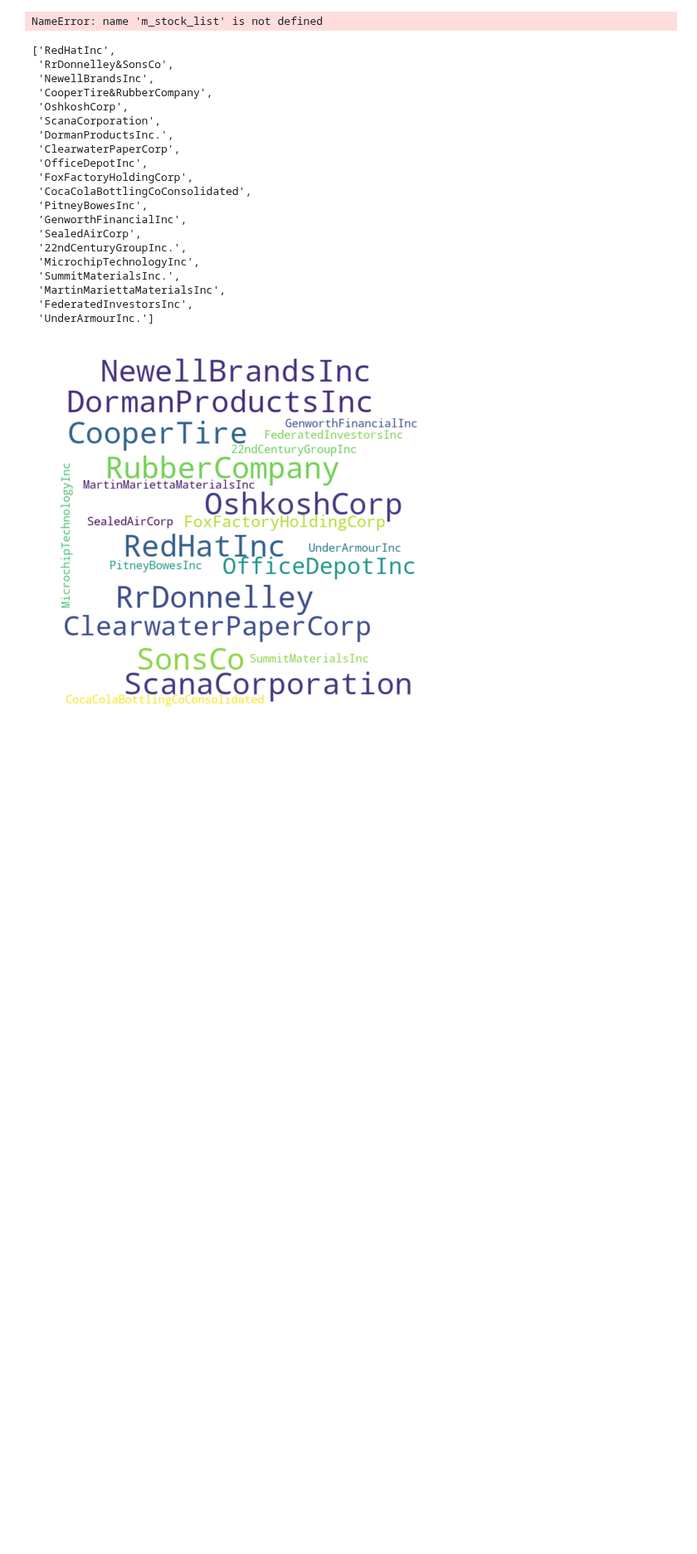
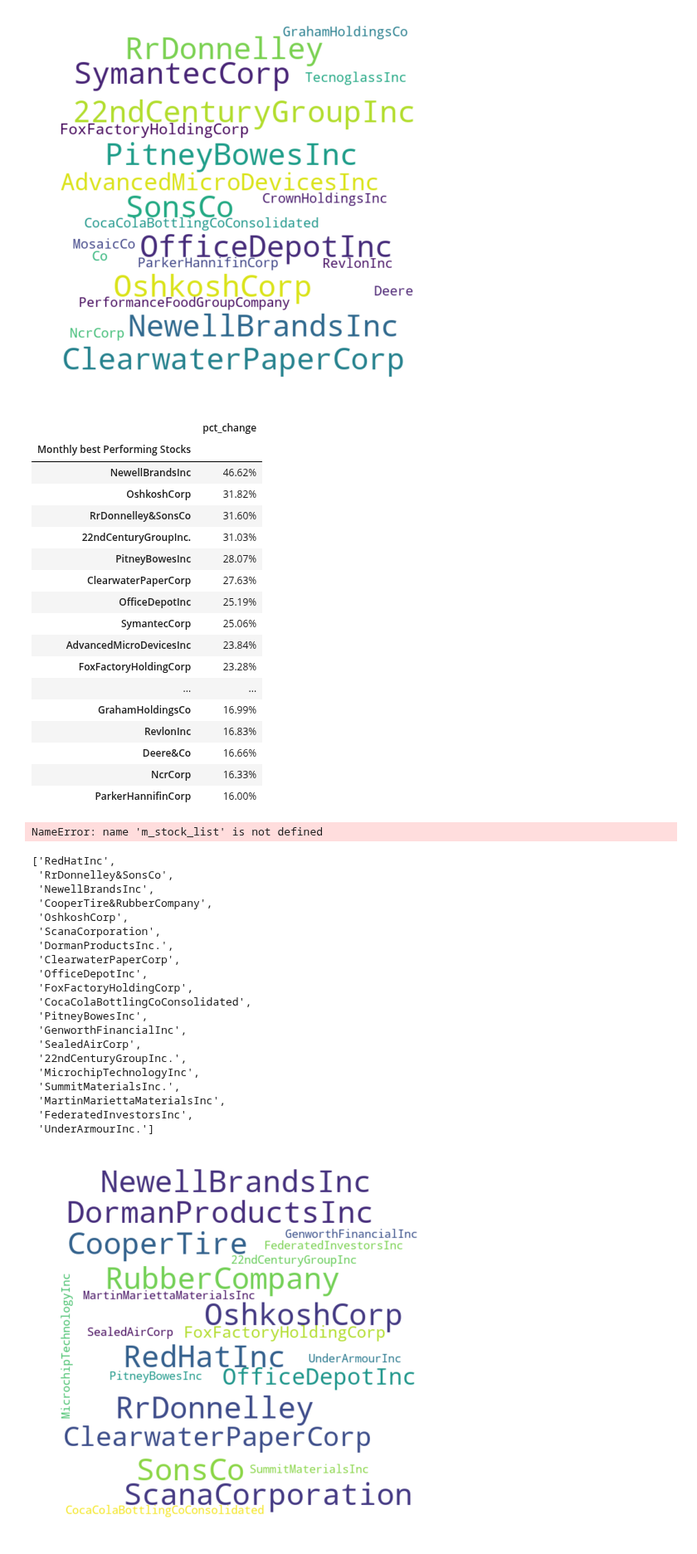
Before and after one commit to Peiyao-Lyu/Handbook-for-Stocklovers-and-Screenning-Tools, a Jupyter notebook: rh2910_Tools_Project.ipynb, the cells around one changed output. Shown at 83% size. Saved outputs shown, nothing was run; the diff lists cells and outputs as text; code cells hidden in the pictures; blank space fills up the shorter version.

```diff
--- a/rh2910_Tools_Project.ipynb
+++ b/rh2910_Tools_Project.ipynb
@@ -5,11 +5,18 @@ import pandas as pd
 from wordcloud import WordCloud, STOPWORDS
 import matplotlib.pyplot as plt
 
-def get_best_weekly_performers():
+#Weekly: input 1; Monthly: input 2.
+def get_best_weekly_performers(x=1):
     w_output_list = []
     w_stock_list = []
     w_pct_list = []
-    url = "https://csimarket.com/markets/Stocks.php?days=week&=#tablecomp"
+    if x==1:
+        url = "https://csimarket.com/markets/Stocks.php?days=week&=#tablecomp"
+    elif x==2:
+        url = "https://csimarket.com/markets/Stocks.php?days=month&=#tablecomp"
+    else:
+        return 'Wrong input!'
+
     results_page = requests.get(url)
     soup = BeautifulSoup(results_page.content,'lxml')
     all_tags = soup.find_all('td', class_='lk')
@@ -22,10 +29,16 @@ def get_best_weekly_performers():
             w_pct_list.append((w_output_list[i]))
 
     df = pd.DataFrame(w_pct_list, w_stock_list)
+    if x==1:
+        df.index.name = 'Weekly best Performing Stocks'
+    elif x==2:
+        df.index.name = 'Monthly best Performing Stocks'
+    else:
+        return None
     df.columns = ['pct_change']
 
     stock_string=(" ").join(w_stock_list)
-    wordcloud = WordCloud(width = 600, height = 600, max_font_size=50, min_font_size=10, background_color="green").generate(stock_string)
+    wordcloud = WordCloud(width = 600, height = 600, max_font_size=50, min_font_size=10, background_color="white").generate(stock_string)
     plt.figure(figsize=(15,8))
     plt.imshow(wordcloud, interpolation="bilinear")
     plt.axis("off")
@@ -36,5 +49,5 @@ def get_best_weekly_performers():
     return df
 
 
-get_best_weekly_performers()
+get_best_weekly_performers(2)
 # %% [output]
@@ -42,3 +54,22 @@ SyntaxError: invalid syntax (<ipython-input-16-c0c94bda949b>, line 35)
+[figure, added]
+|  | pct_change |
+| Monthly best Performing Stocks |  |
+| NewellBrandsInc | 46.62% |
+| OshkoshCorp | 31.82% |
+| RrDonnelley&SonsCo | 31.60% |
+| 22ndCenturyGroupInc. | 31.03% |
+| PitneyBowesInc | 28.07% |
+| ClearwaterPaperCorp | 27.63% |
+| OfficeDepotInc | 25.19% |
+| SymantecCorp | 25.06% |
+| AdvancedMicroDevicesInc | 23.84% |
+| FoxFactoryHoldingCorp | 23.28% |
+| ... | ... |
+| GrahamHoldingsCo | 16.99% |
+| RevlonInc | 16.83% |
+| Deere&Co | 16.66% |
+| NcrCorp | 16.33% |
+| ParkerHannifinCorp | 16.00% |
 # %%
 import requests
 from bs4 import BeautifulSoup
```
Also changed, not shown: parts of 1 cell of this notebook, 1 other file.
